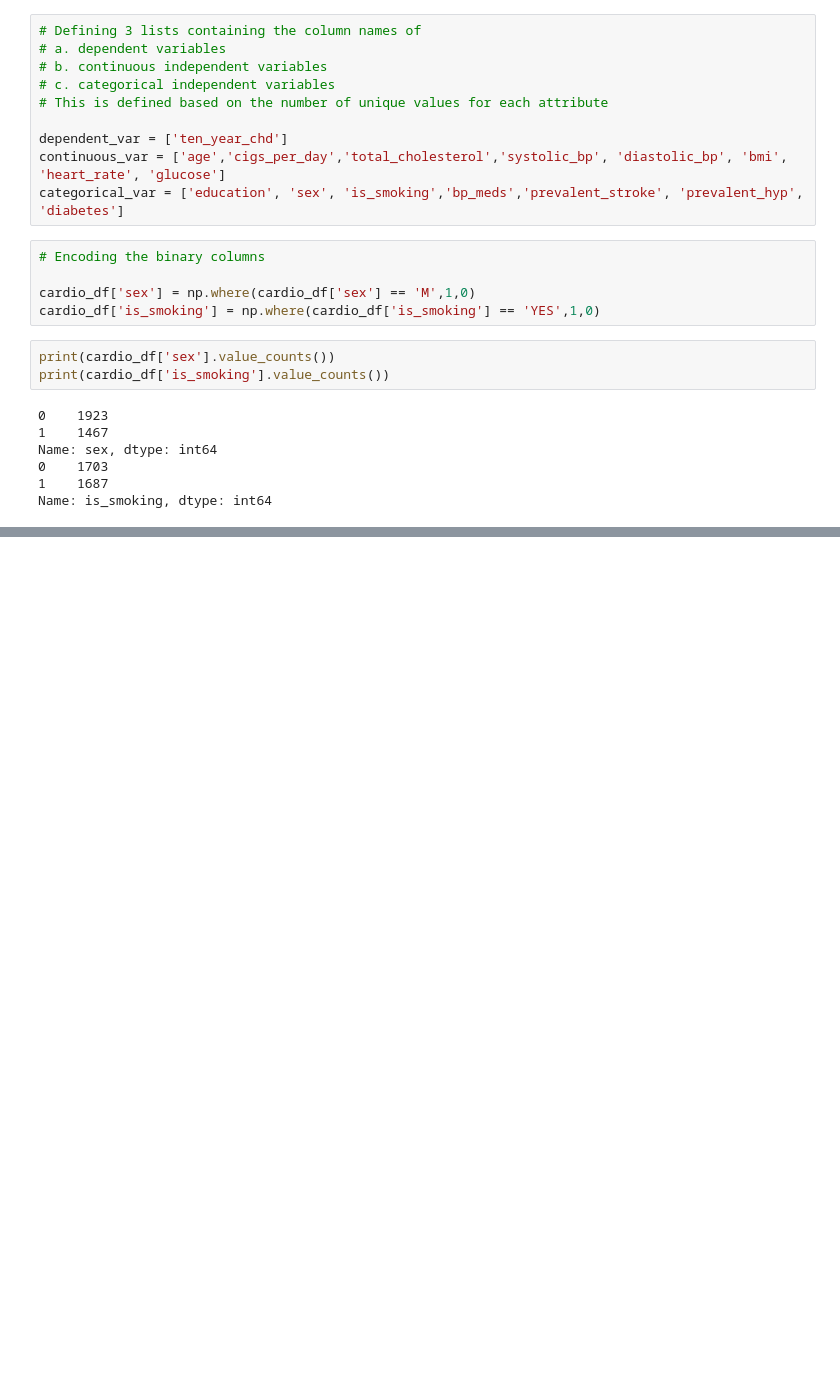
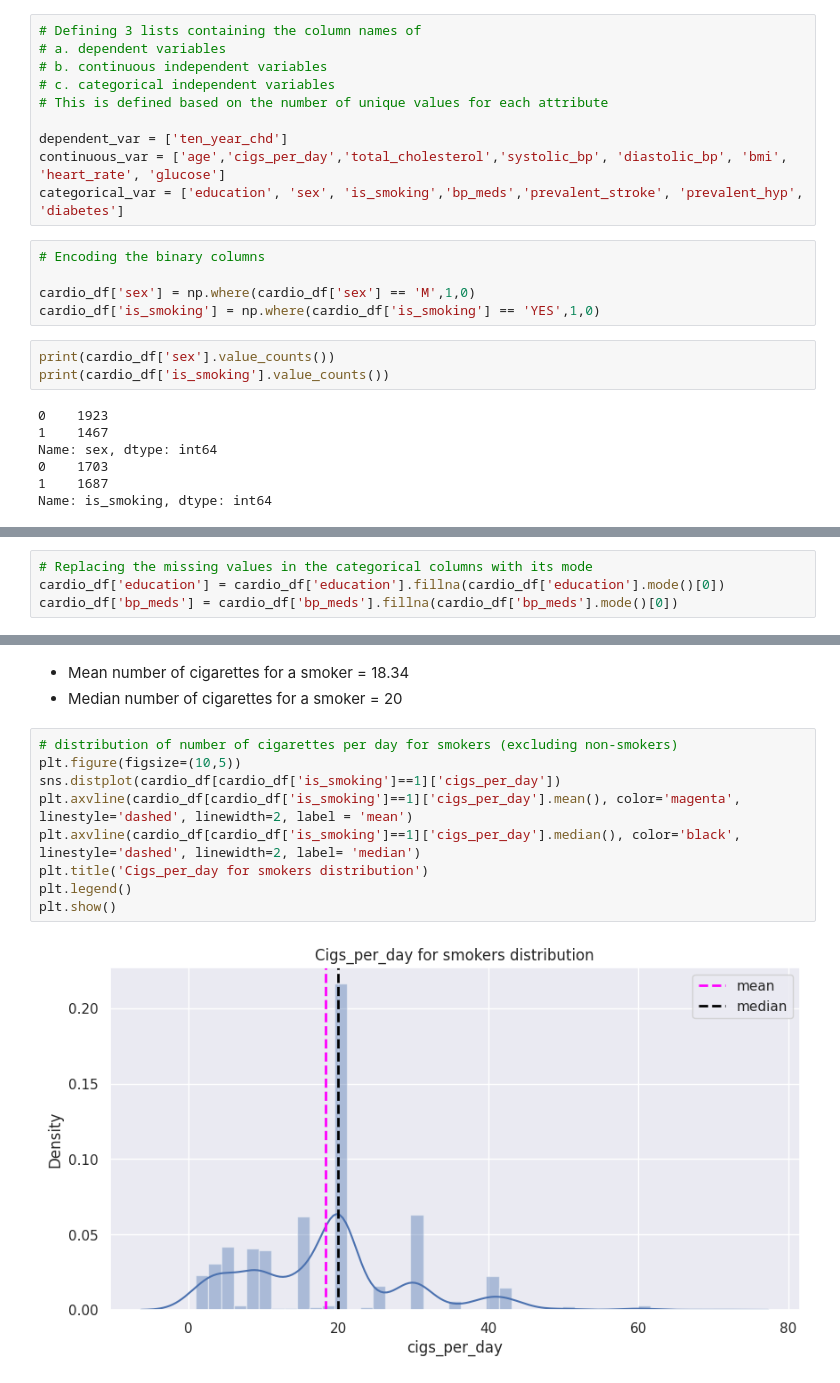
Before and after one commit to hamant-jagwan/Cardiovascular_Risk_Prediction--ML--Classification, a Jupyter notebook: Cardiovascular_Risk_Prediction.ipynb, the cells around one changed output, grey strips where cells are left out. Saved outputs shown, nothing was run; the diff lists cells and outputs as text; blank space fills up the shorter version.

```diff
--- a/Cardiovascular_Risk_Prediction.ipynb
+++ b/Cardiovascular_Risk_Prediction.ipynb
@@ -236,0 +269,4 @@ Name: is_smoking, dtype: int64
+# %%
+# Replacing the missing values in the categorical columns with its mode
+cardio_df['education'] = cardio_df['education'].fillna(cardio_df['education'].mode()[0])
+cardio_df['bp_meds'] = cardio_df['bp_meds'].fillna(cardio_df['bp_meds'].mode()[0])
@@ -236,0 +331,14 @@ Name: is_smoking, dtype: int64
+# %% [markdown]
+* Mean number of cigarettes for a smoker = 18.34
+* Median number of cigarettes for a smoker = 20
+# %%
+# distribution of number of cigarettes per day for smokers (excluding non-smokers)
+plt.figure(figsize=(10,5))
+sns.distplot(cardio_df[cardio_df['is_smoking']==1]['cigs_per_day'])
+plt.axvline(cardio_df[cardio_df['is_smoking']==1]['cigs_per_day'].mean(), color='magenta', linestyle='dashed', linewidth=2, label = 'mean')
+plt.axvline(cardio_df[cardio_df['is_smoking']==1]['cigs_per_day'].median(), color='black', linestyle='dashed', linewidth=2, label= 'median')
+plt.title('Cigs_per_day for smokers distribution')
+plt.legend()
+plt.show()
+# %% [output]
+[figure, added]
```
Also changed, not shown: parts of 15 cells of this notebook.
